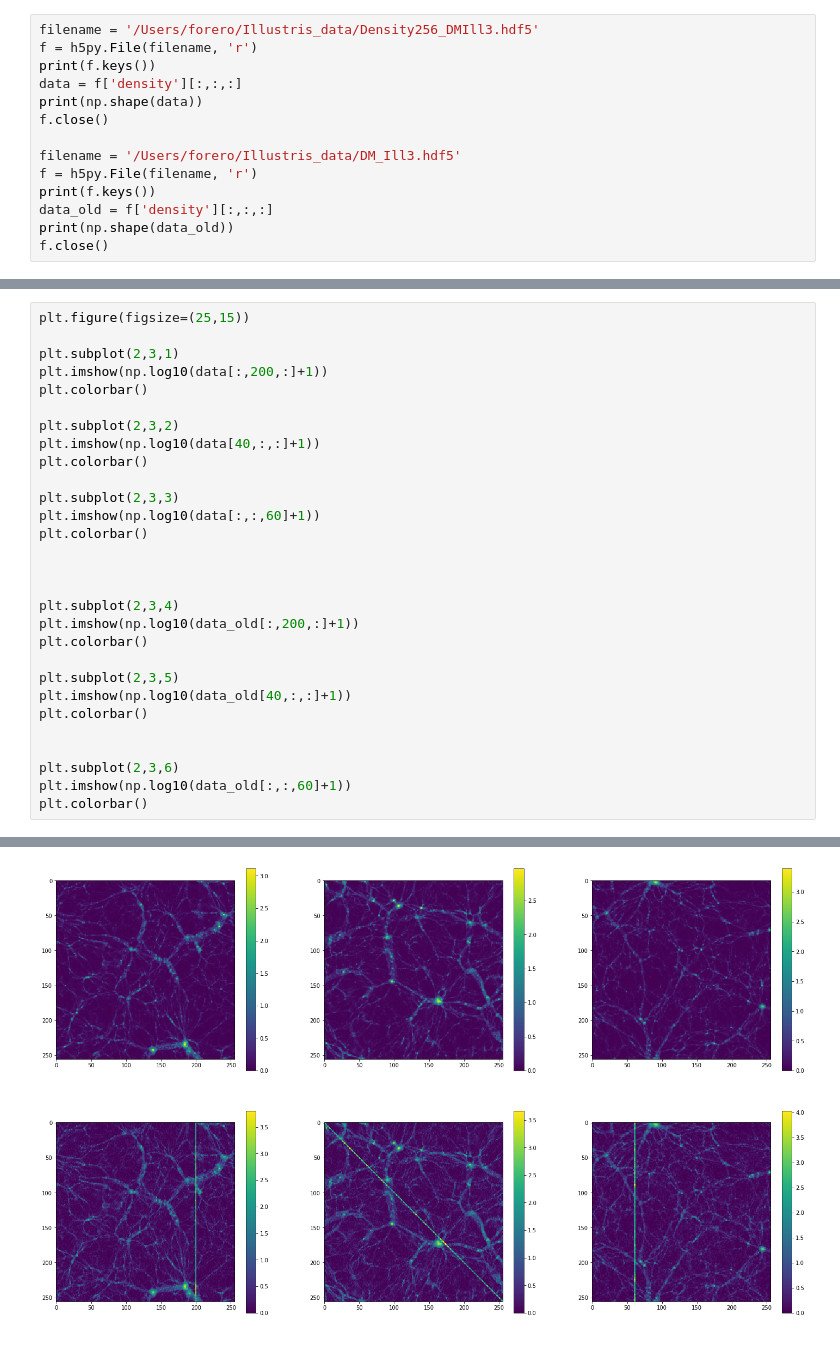
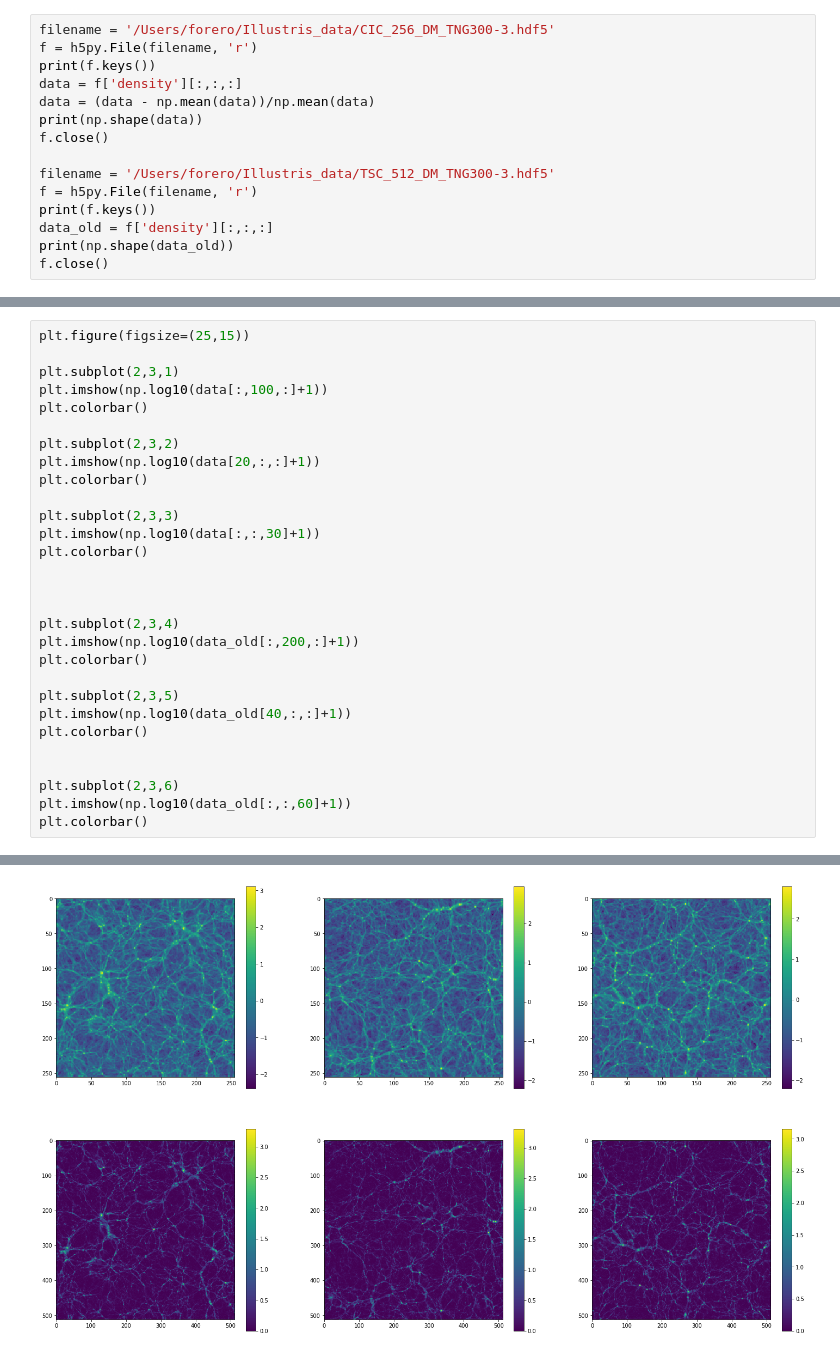
Before and after one commit to forero/IllustrisWeb, a Jupyter notebook: explore.ipynb, the cells around one changed output, grey strips where cells are left out. Drawn from its saved outputs; the diff is of its cells as text.

```diff
--- a/explore.ipynb
+++ b/explore.ipynb
@@ -6,13 +8,14 @@ import pandas as pd
 %matplotlib inline
 # %%
-filename = '/Users/forero/Illustris_data/Density256_DMIll3.hdf5'
+filename = '/Users/forero/Illustris_data/CIC_256_DM_TNG300-3.hdf5'
 f = h5py.File(filename, 'r')
 print(f.keys())
 data = f['density'][:,:,:]
+data = (data - np.mean(data))/np.mean(data)
 print(np.shape(data))
 f.close()
 
-filename = '/Users/forero/Illustris_data/DM_Ill3.hdf5'
+filename = '/Users/forero/Illustris_data/TSC_512_DM_TNG300-3.hdf5'
 f = h5py.File(filename, 'r')
 print(f.keys())
 data_old = f['density'][:,:,:]
@@ -26,32 +29,32 @@ f.close()
 # %%
 plt.figure(figsize=(25,15))
 
 plt.subplot(2,3,1)
-plt.imshow(np.log10(data[:,200,:]+1))
+plt.imshow(np.log10(data[:,100,:]+1))
 plt.colorbar()
 
 plt.subplot(2,3,2)
-plt.imshow(np.log10(data[40,:,:]+1))
+plt.imshow(np.log10(data[20,:,:]+1))
 plt.colorbar()
 
 plt.subplot(2,3,3)
-plt.imshow(np.log10(data[:,:,60]+1))
+plt.imshow(np.log10(data[:,:,30]+1))
 plt.colorbar()
 
 
 
 plt.subplot(2,3,4)
 plt.imshow(np.log10(data_old[:,200,:]+1))
 plt.colorbar()
 
 plt.subplot(2,3,5)
 plt.imshow(np.log10(data_old[40,:,:]+1))
 plt.colorbar()
 
 
 plt.subplot(2,3,6)
 plt.imshow(np.log10(data_old[:,:,60]+1))
 plt.colorbar()
 # %% [output]
 <matplotlib.colorbar.Colorbar at 0x...>
-[figure, old version]
+[figure, new version]
```
Also changed, not shown: parts of 11 cells of this notebook.
